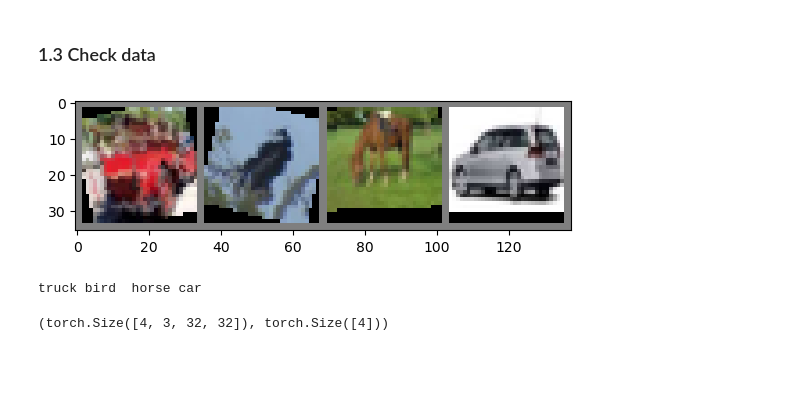
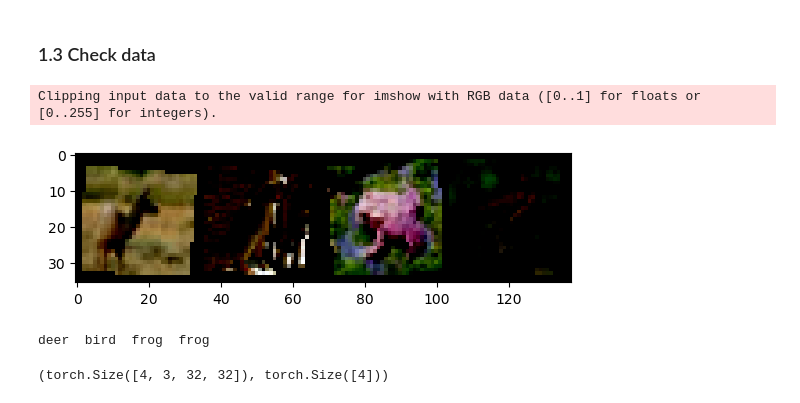
Before and after one commit to Ataago-AI/NN-Deep-Learning, a Jupyter notebook: assignment/NN_DL_Assignment_1.ipynb, the cells around one changed output. Drawn from its saved outputs; the diff is of its cells as text; code cells hidden in the pictures; blank space fills up the shorter version.

```diff
--- a/assignment/NN_DL_Assignment_1.ipynb
+++ b/assignment/NN_DL_Assignment_1.ipynb
@@ -102,11 +102,21 @@ transform_train_2 = torchvision.transforms.Compose([
     #torchvision.transforms.Resize((32,32)),  #resises the image so it can be perfect for our model.
     torchvision.transforms.RandomHorizontalFlip(),
     torchvision.transforms.RandomCrop(size=[32,32], padding=4),
-    torchvision.transforms.RandomRotation(degrees=(-20, 20)),
+    torchvision.transforms.RandomRotation(degrees=(-15, 15)),
     #torchvision.transforms.RandomAdjustSharpness(sharpness_factor=2),
     #torchvision.transforms.RandomResizedCrop(size=(32, 32)),
     torchvision.transforms.ToTensor(),
     torchvision.transforms.Normalize((0.5, 0.5, 0.5), (0.5, 0.5, 0.5)) #Normalize all the images
 ])
+
+
+stats = ((0.4914, 0.4822, 0.4465), (0.2023, 0.1994, 0.2010))
+transform_train_3 = torchvision.transforms.Compose([
+    torchvision.transforms.RandomCrop(32, padding=4, padding_mode='reflect'),
+    torchvision.transforms.RandomHorizontalFlip(),
+    torchvision.transforms.ToTensor(),
+    torchvision.transforms.Normalize(*stats,inplace=True)
+])
+transform_val_3 = torchvision.transforms.Compose([torchvision.transforms.ToTensor(), torchvision.transforms.Normalize(*stats)])
 # %%
 transform_train = transform_train_2
@@ -158,23 +169,24 @@ testloader = torch.utils.data.DataLoader(testset, batch_size=BATCH_SIZE, shuffle
 # %%
 # Code reused from Pytorch Tutorial: https://pytorch.org/tutorials/beginner/blitz/cifar10_tutorial.html
 
 def imshow(img):
-    img = img / 2 + 0.5     # unnormalize
+    #img = img / 2 + 0.5     # unnormalize
     npimg = img.numpy()
     plt.imshow(np.transpose(npimg, (1, 2, 0)))
     plt.show()
 
 # get some random training images
 dataiter = iter(trainloader)
 images, labels = next(dataiter)
 
 # show images
 imshow(torchvision.utils.make_grid(images))
 # print labels
 print(' '.join(f'{CLASSES[labels[j]]:5s}' for j in range(BATCH_SIZE)))
 # %% [output]
+Clipping input data to the valid range for imshow with RGB data ([0..1] for floats or [0..255] for integers).
-[figure, old version]
+[figure, new version]
-truck bird  horse car
+deer  bird  frog  frog
 # %%
 # print size of data
 
```
Also changed, not shown: parts of 17 cells of this notebook.
